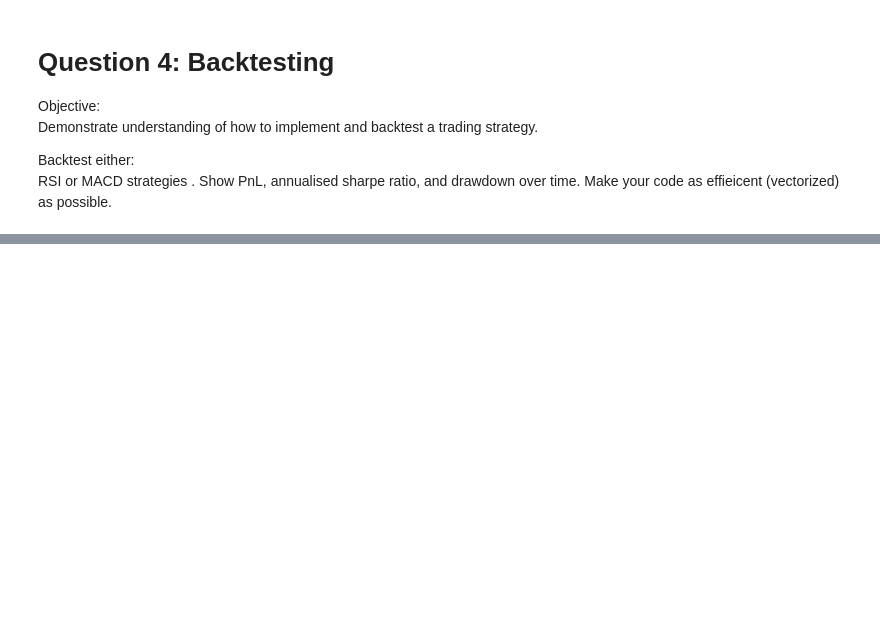
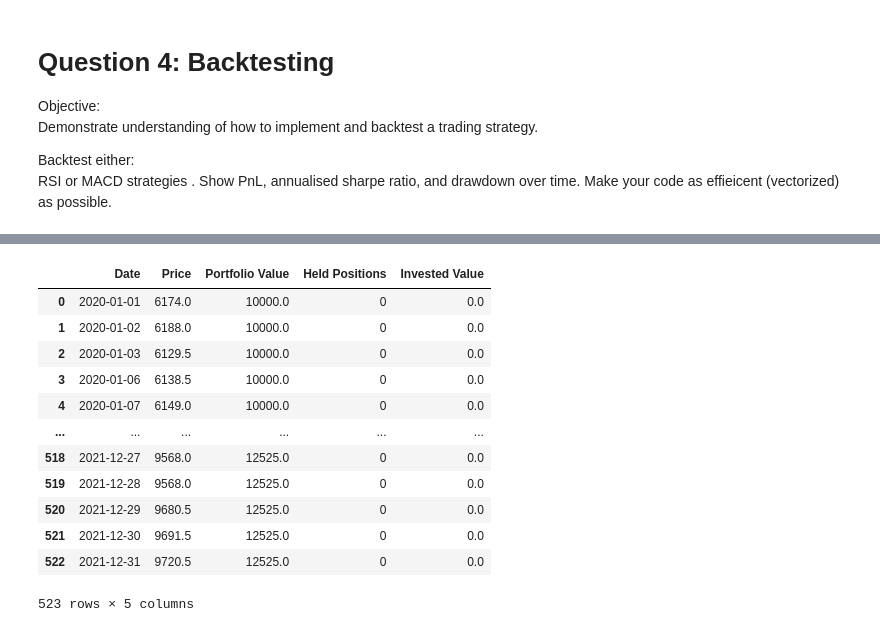
Before and after one commit to elena-faillace/OilDesk-Intern-Assessment, a Jupyter notebook: solutions/question4.ipynb, the cells around one changed output, grey strips where cells are left out. Drawn from its saved outputs; the diff is of its cells as text; code cells hidden in the pictures; blank space fills up the shorter version.

```diff
--- a/solutions/question4.ipynb
+++ b/solutions/question4.ipynb
@@ -109,0 +106,48 @@ plt.plot(mask_MACD_above_signal)
+# %%
+# Test a strategy
+# def backtest_strategy(df):
+"""Buy if MACD crosses above signal line and RSI < 40, sell if MACD crosses below signal line and RSI > 60."""
+signal = df['MACD'].ewm(span=9, adjust=False).mean()
+MACD_crosses_signal = (df['MACD'] > signal).astype(int).diff().fillna(0)
+
+# Simulate trading strategy
+hits_portfolio_values, hits_held_positions, hits_invested_value = [], [], [] # save the daily state of the simulation
+porfolio_value = 10000
+held_positions = 0
+invested_value = 0
+for idx in df.index:
+    # Buy
+    if (MACD_crosses_signal[idx] > 0) & (df['RSI'][idx] < 45):
+        # TODO: check non-negative value
+        print(f"Buying at {df['Price'][idx]} on {df['Date'][idx]}")
+        held_positions += 1
+        porfolio_value -= df['Price'][idx]
+        invested_value += df['Price'][idx]
+
+    # Sell
+    elif (held_positions > 0) & (MACD_crosses_signal[idx] < 0) & (df['RSI'][idx] > 55):
+        print(f"\tSelling at {df['Price'][idx]} on {df['Date'][idx]}")
+        porfolio_value += df['Price'][idx] * held_positions
+        held_positions = 0
+        invested_value = 0
+    # Hold
+    else:
+        invested_value = df['Price'][idx] * held_positions
+        # portfolio_value = porfolio_value
+        # held_positions = held_positions
+
+
+    # Update portfolio value
+    hits_portfolio_values.append(porfolio_value)
+    hits_held_positions.append(held_positions)
+    hits_invested_value.append(invested_value)
+
+df_simulation = pd.DataFrame({
+    'Date': df['Date'],
+    'Price': df['Price'],
+    'Portfolio Value': hits_portfolio_values,
+    'Held Positions': hits_held_positions,
+    'Invested Value': hits_invested_value
+})
+df_simulation
+# %% [output]
@@ -109,0 +157,13 @@ plt.plot(mask_MACD_above_signal)
+|  | Date | Price | Portfolio Value | Held Positions | Invested Value |
+| 0 | 2020-01-01 | 6174.0 | 10000.0 | 0 | 0.0 |
+| 1 | 2020-01-02 | 6188.0 | 10000.0 | 0 | 0.0 |
+| 2 | 2020-01-03 | 6129.5 | 10000.0 | 0 | 0.0 |
+| 3 | 2020-01-06 | 6138.5 | 10000.0 | 0 | 0.0 |
+| 4 | 2020-01-07 | 6149.0 | 10000.0 | 0 | 0.0 |
+| ... | ... | ... | ... | ... | ... |
+| 518 | 2021-12-27 | 9568.0 | 12525.0 | 0 | 0.0 |
+| 519 | 2021-12-28 | 9568.0 | 12525.0 | 0 | 0.0 |
+| 520 | 2021-12-29 | 9680.5 | 12525.0 | 0 | 0.0 |
+| 521 | 2021-12-30 | 9691.5 | 12525.0 | 0 | 0.0 |
+| 522 | 2021-12-31 | 9720.5 | 12525.0 | 0 | 0.0 |
+523 rows × 5 columns
```
Also changed, not shown: parts of 4 cells of this notebook.
